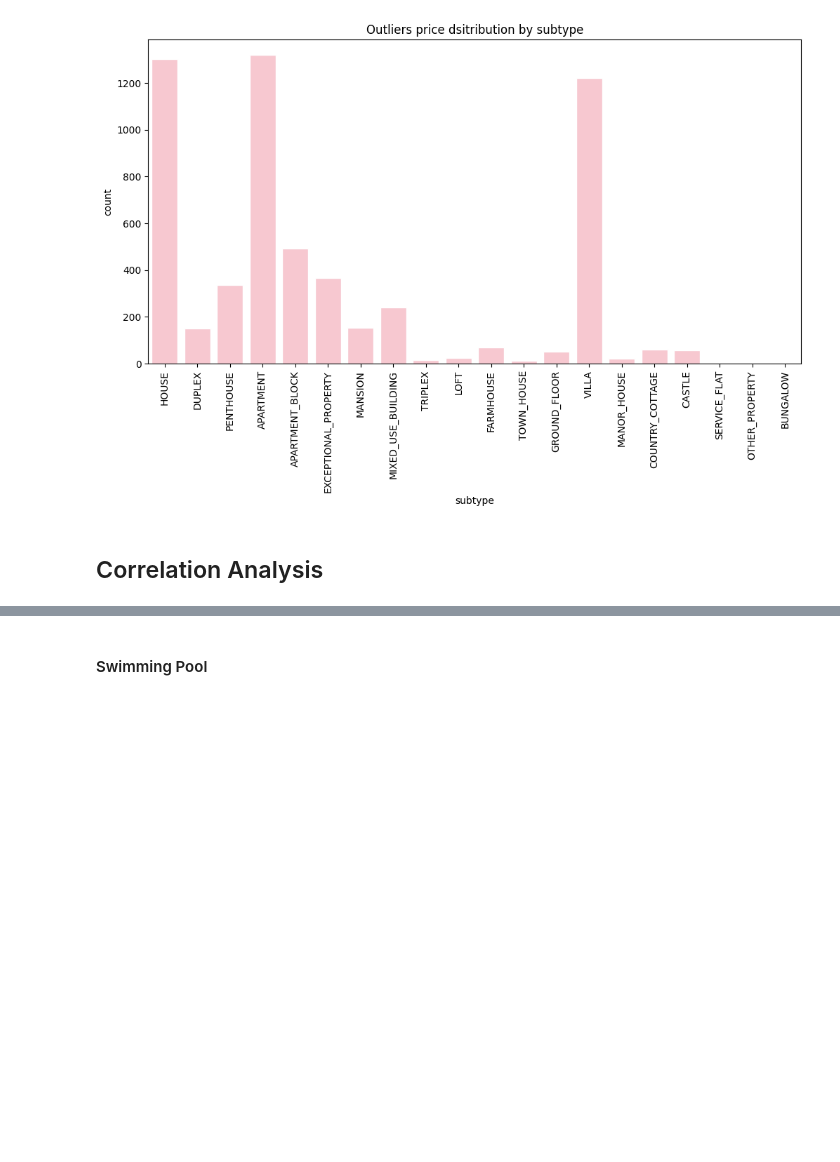
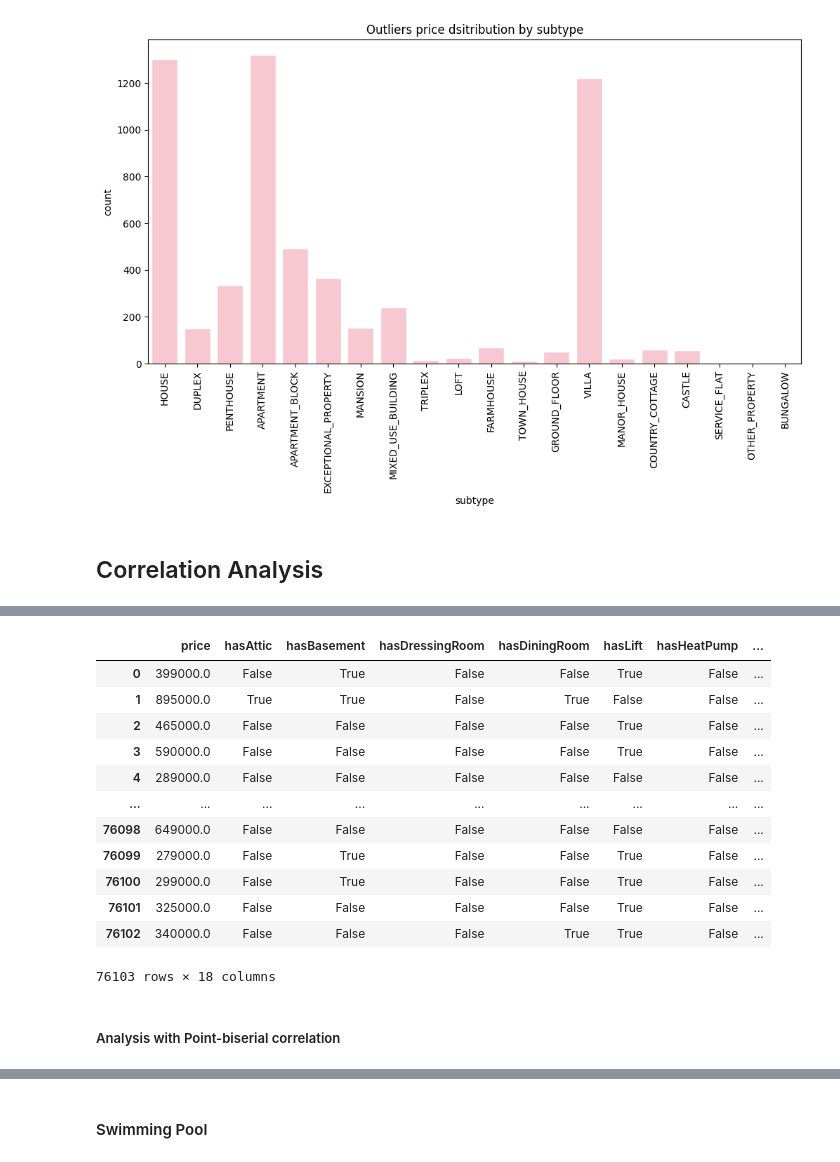
Before and after one commit to hermstefanny/immo-eliza-analysis, a Jupyter notebook: eda_draft.ipynb, the cells around one changed output, grey strips where cells are left out. Cells and saved outputs as stored; diff of their text form; code cells hidden in the pictures; blank space fills up the shorter version.

```diff
--- a/eda_draft.ipynb
+++ b/eda_draft.ipynb
@@ -233,0 +280,3 @@ Text(0.5, 1.0, 'Outliers price dsitribution by subtype')
+# %%
+bool_cols= ['price'] + list(df_encoded.select_dtypes(include='bool').columns)
+bool_cols
@@ -233,0 +302,18 @@ Text(0.5, 1.0, 'Outliers price dsitribution by subtype')
+# %%
+df_boolean = df_encoded[bool_cols]
+# %% [output]
+|  | price | hasAttic | hasBasement | hasDressingRoom | hasDiningRoom | hasLift | hasHeatPump | ... |
+| 0 | 399000.0 | False | True | False | False | True | False | ... |
+| 1 | 895000.0 | True | True | False | True | False | False | ... |
+| 2 | 465000.0 | False | False | False | False | True | False | ... |
+| 3 | 590000.0 | False | False | False | False | True | False | ... |
+| 4 | 289000.0 | False | False | False | False | False | False | ... |
+| ... | ... | ... | ... | ... | ... | ... | ... | ... |
+| 76098 | 649000.0 | False | False | False | False | False | False | ... |
+| 76099 | 279000.0 | False | True | False | False | True | False | ... |
+| 76100 | 299000.0 | False | True | False | False | True | False | ... |
+| 76101 | 325000.0 | False | False | False | False | True | False | ... |
+| 76102 | 340000.0 | False | False | False | True | True | False | ... |
+76103 rows × 18 columns
+# %% [markdown]
+##### Analysis with Point-biserial correlation
```
Also changed, not shown: parts of 22 cells of this notebook.
